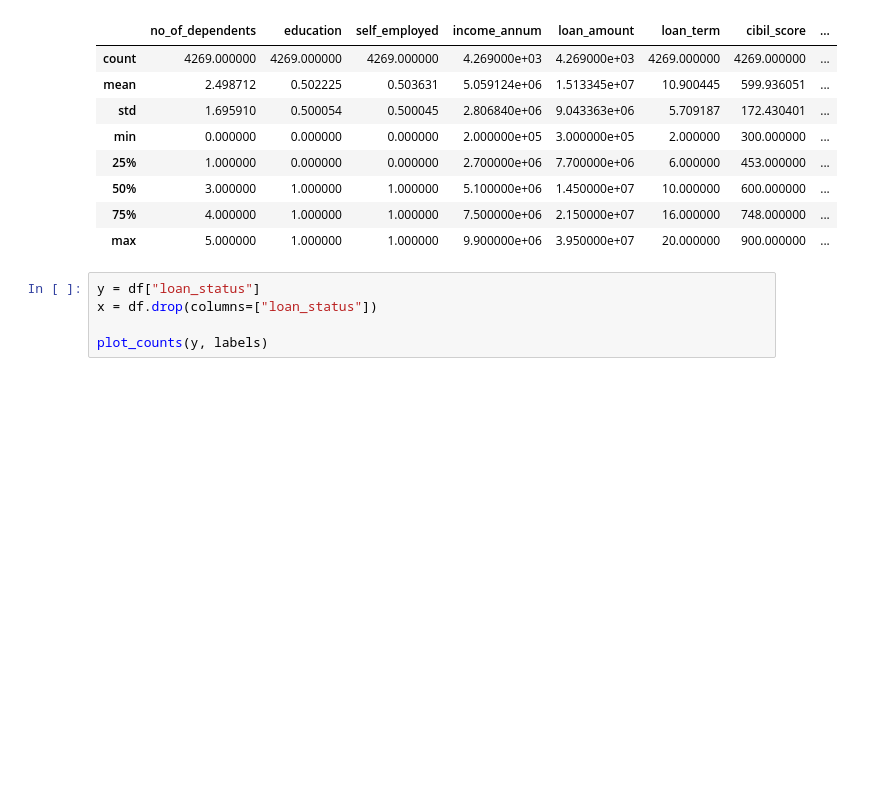
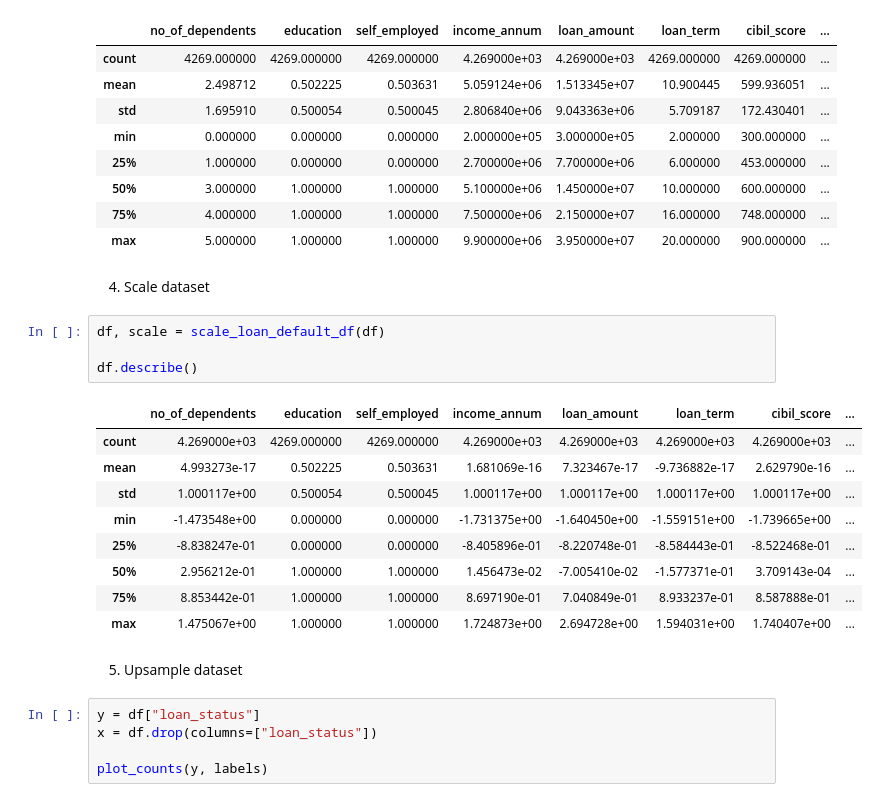
Before and after one commit to melalex/nefclass, a Jupyter notebook: notebooks/load_default_prediction.ipynb, the cells around one changed output. Drawn from its saved outputs; the diff is of its cells as text; blank space fills up the shorter version.

```diff
--- a/notebooks/load_default_prediction.ipynb
+++ b/notebooks/load_default_prediction.ipynb
@@ -70,6 +70,24 @@ df.describe()
 | 50% | 3.000000 | 1.000000 | 1.000000 | 5.100000e+06 | 1.450000e+07 | 10.000000 | 600.000000 | ... |
 | 75% | 4.000000 | 1.000000 | 1.000000 | 7.500000e+06 | 2.150000e+07 | 16.000000 | 748.000000 | ... |
 | max | 5.000000 | 1.000000 | 1.000000 | 9.900000e+06 | 3.950000e+07 | 20.000000 | 900.000000 | ... |
+# %% [markdown]
+4. Scale dataset
+# %%
+df, scale = scale_loan_default_df(df)
+
+df.describe()
+# %% [output]
+|  | no_of_dependents | education | self_employed | income_annum | loan_amount | loan_term | cibil_score | ... |
+| count | 4.269000e+03 | 4269.000000 | 4269.000000 | 4.269000e+03 | 4.269000e+03 | 4.269000e+03 | 4.269000e+03 | ... |
+| mean | 4.993273e-17 | 0.502225 | 0.503631 | 1.681069e-16 | 7.323467e-17 | -9.736882e-17 | 2.629790e-16 | ... |
+| std | 1.000117e+00 | 0.500054 | 0.500045 | 1.000117e+00 | 1.000117e+00 | 1.000117e+00 | 1.000117e+00 | ... |
+| min | -1.473548e+00 | 0.000000 | 0.000000 | -1.731375e+00 | -1.640450e+00 | -1.559151e+00 | -1.739665e+00 | ... |
+| 25% | -8.838247e-01 | 0.000000 | 0.000000 | -8.405896e-01 | -8.220748e-01 | -8.584443e-01 | -8.522468e-01 | ... |
+| 50% | 2.956212e-01 | 1.000000 | 1.000000 | 1.456473e-02 | -7.005410e-02 | -1.577371e-01 | 3.709143e-04 | ... |
+| 75% | 8.853442e-01 | 1.000000 | 1.000000 | 8.697190e-01 | 7.040849e-01 | 8.933237e-01 | 8.587888e-01 | ... |
+| max | 1.475067e+00 | 1.000000 | 1.000000 | 1.724873e+00 | 2.694728e+00 | 1.594031e+00 | 1.740407e+00 | ... |
+# %% [markdown]
+5. Upsample dataset
 # %%
 y = df["loan_status"]
 x = df.drop(columns=["loan_status"])
```
Also changed, not shown: parts of 12 cells of this notebook, 8 other files.
